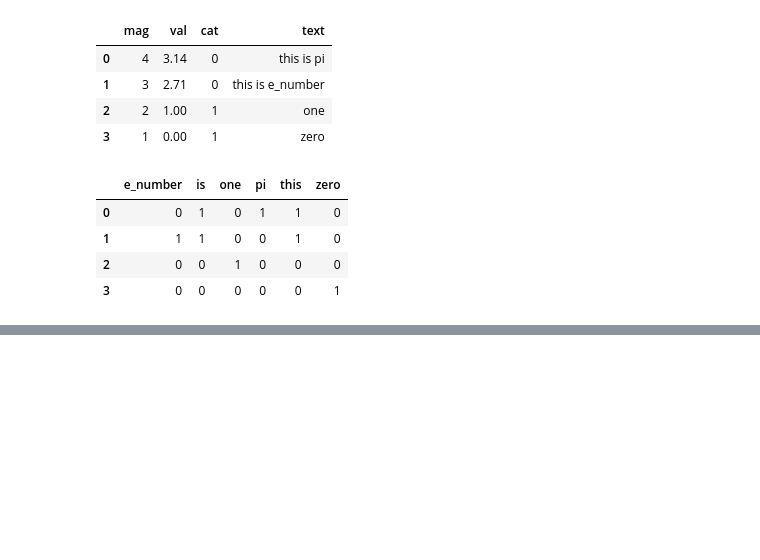
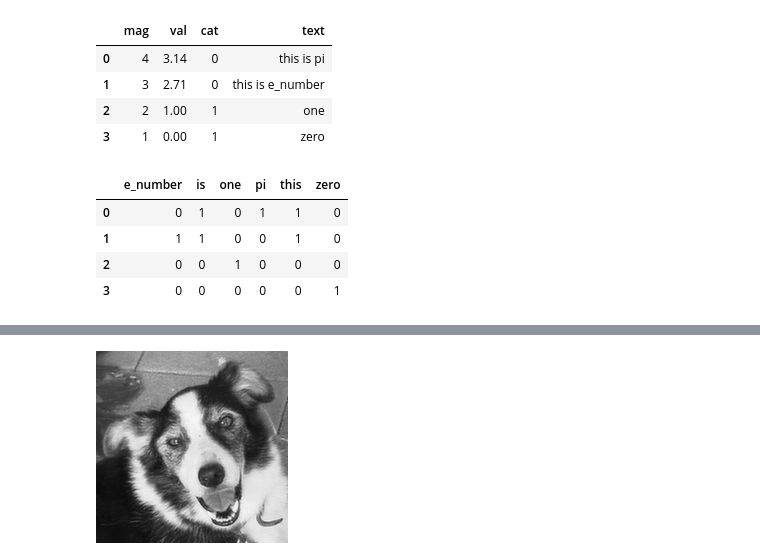
Before and after one commit to josedrosales/my_bootcamp, a Jupyter notebook: notebooks/lesson_03.ipynb, the cells around one changed output, grey strips where cells are left out. Drawn from its saved outputs; the diff is of its cells as text; code cells hidden in the pictures; blank space fills up the shorter version.

```diff
--- a/notebooks/lesson_03.ipynb
+++ b/notebooks/lesson_03.ipynb
@@ -78,3 +82,7 @@ df_bow
 # Let's open an image and get a view
 # %%
 # And we'll see that an image is just a matrix
+my_image = Image.open("husky.jpeg")
+my_image
+# %% [output]
+[figure, added]
```
Also changed, not shown: parts of 7 cells of this notebook.
